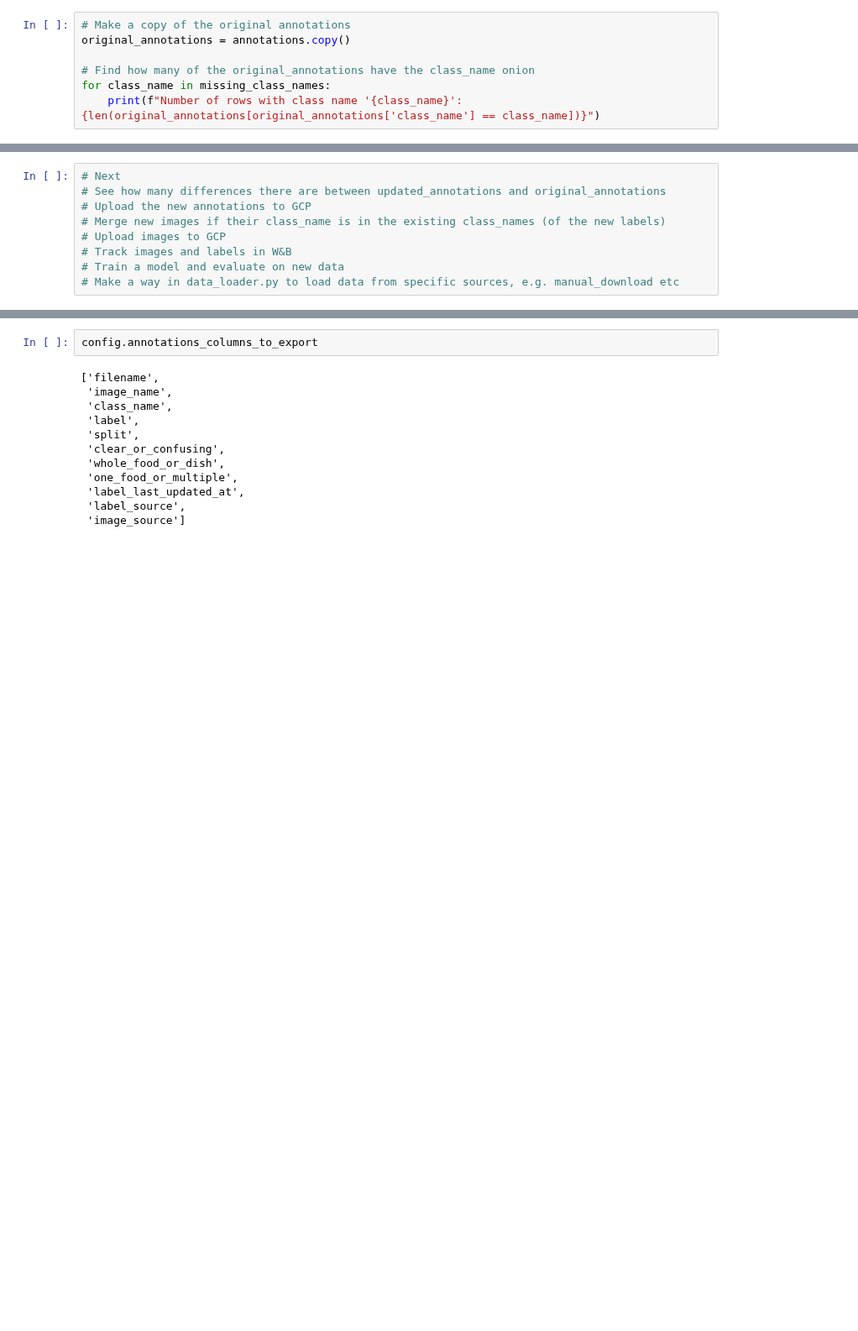
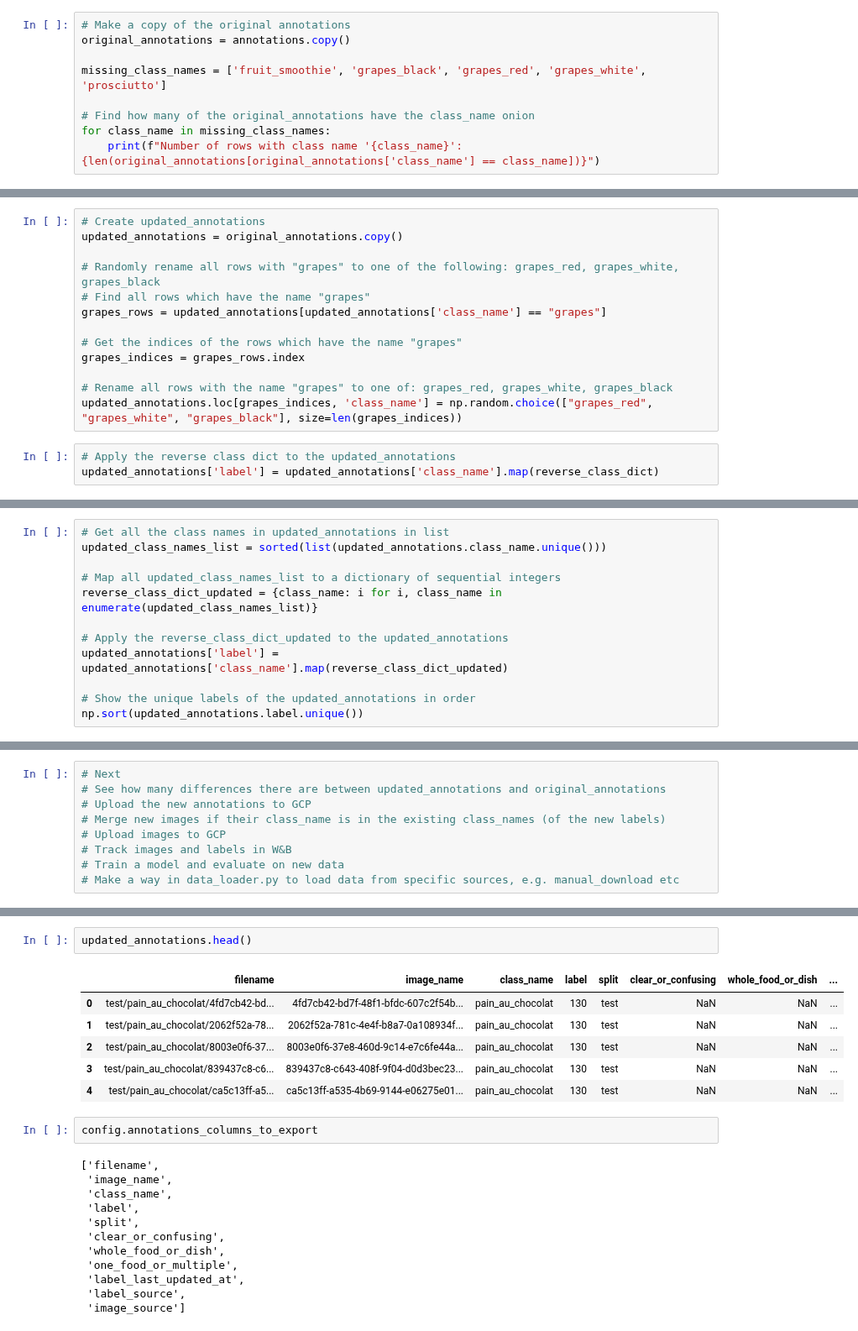
Before and after one commit to mrdbourke/nutrify, a Jupyter notebook: foodvision/notebooks/09_rename_class_names.ipynb, the cells around one changed output, grey strips where cells are left out. Shown at 84% size. Cells and saved outputs as stored; diff of their text form; blank space fills up the shorter version.

Commit message:
manipulate class names

```diff
--- a/foodvision/notebooks/09_rename_class_names.ipynb
+++ b/foodvision/notebooks/09_rename_class_names.ipynb
@@ -184,6 +124,8 @@ True
 # Make a copy of the original annotations
 original_annotations = annotations.copy()
 
+missing_class_names = ['fruit_smoothie', 'grapes_black', 'grapes_red', 'grapes_white', 'prosciutto']
+
 # Find how many of the original_annotations have the class_name onion
 for class_name in missing_class_names:
     print(f"Number of rows with class name '{class_name}': {len(original_annotations[original_annotations['class_name'] == class_name])}")
@@ -269,0 +201,16 @@ updated_annotations.loc[updated_annotations['class_name'] == 'potatoes', 'class_
+# %%
+# Create updated_annotations
+updated_annotations = original_annotations.copy()
+
+# Randomly rename all rows with "grapes" to one of the following: grapes_red, grapes_white, grapes_black
+# Find all rows which have the name "grapes"
+grapes_rows = updated_annotations[updated_annotations['class_name'] == "grapes"]
+
+# Get the indices of the rows which have the name "grapes"
+grapes_indices = grapes_rows.index
+
+# Rename all rows with the name "grapes" to one of: grapes_red, grapes_white, grapes_black
+updated_annotations.loc[grapes_indices, 'class_name'] = np.random.choice(["grapes_red", "grapes_white", "grapes_black"], size=len(grapes_indices))
+# %%
+# Apply the reverse class dict to the updated_annotations
+updated_annotations['label'] = updated_annotations['class_name'].map(reverse_class_dict)
@@ -269,0 +221,12 @@ updated_annotations.loc[updated_annotations['class_name'] == 'potatoes', 'class_
+# %%
+# Get all the class names in updated_annotations in list
+updated_class_names_list = sorted(list(updated_annotations.class_name.unique()))
+
+# Map all updated_class_names_list to a dictionary of sequential integers
+reverse_class_dict_updated = {class_name: i for i, class_name in enumerate(updated_class_names_list)}
+
+# Apply the reverse_class_dict_updated to the updated_annotations
+updated_annotations['label'] = updated_annotations['class_name'].map(reverse_class_dict_updated)
+
+# Show the unique labels of the updated_annotations in order
+np.sort(updated_annotations.label.unique())
@@ -287,3 +267,12 @@ num_differences
+# %%
+updated_annotations.head()
+# %% [output]
+|  | filename | image_name | class_name | label | split | clear_or_confusing | whole_food_or_dish | ... |
+| 0 | test/pain_au_chocolat/4fd7cb42-bd... | 4fd7cb42-bd7f-48f1-bfdc-607c2f54b... | pain_au_chocolat | 130 | test | NaN | NaN | ... |
+| 1 | test/pain_au_chocolat/2062f52a-78... | 2062f52a-781c-4e4f-b8a7-0a108934f... | pain_au_chocolat | 130 | test | NaN | NaN | ... |
+| 2 | test/pain_au_chocolat/8003e0f6-37... | 8003e0f6-37e8-460d-9c14-e7c6fe44a... | pain_au_chocolat | 130 | test | NaN | NaN | ... |
+| 3 | test/pain_au_chocolat/839437c8-c6... | 839437c8-c643-408f-9f04-d0d3bec23... | pain_au_chocolat | 130 | test | NaN | NaN | ... |
+| 4 | test/pain_au_chocolat/ca5c13ff-a5... | ca5c13ff-a535-4b69-9144-e06275e01... | pain_au_chocolat | 130 | test | NaN | NaN | ... |
 # %%
 config.annotations_columns_to_export
 # %% [output]
```
Also changed, not shown: parts of 26 cells of this notebook.
